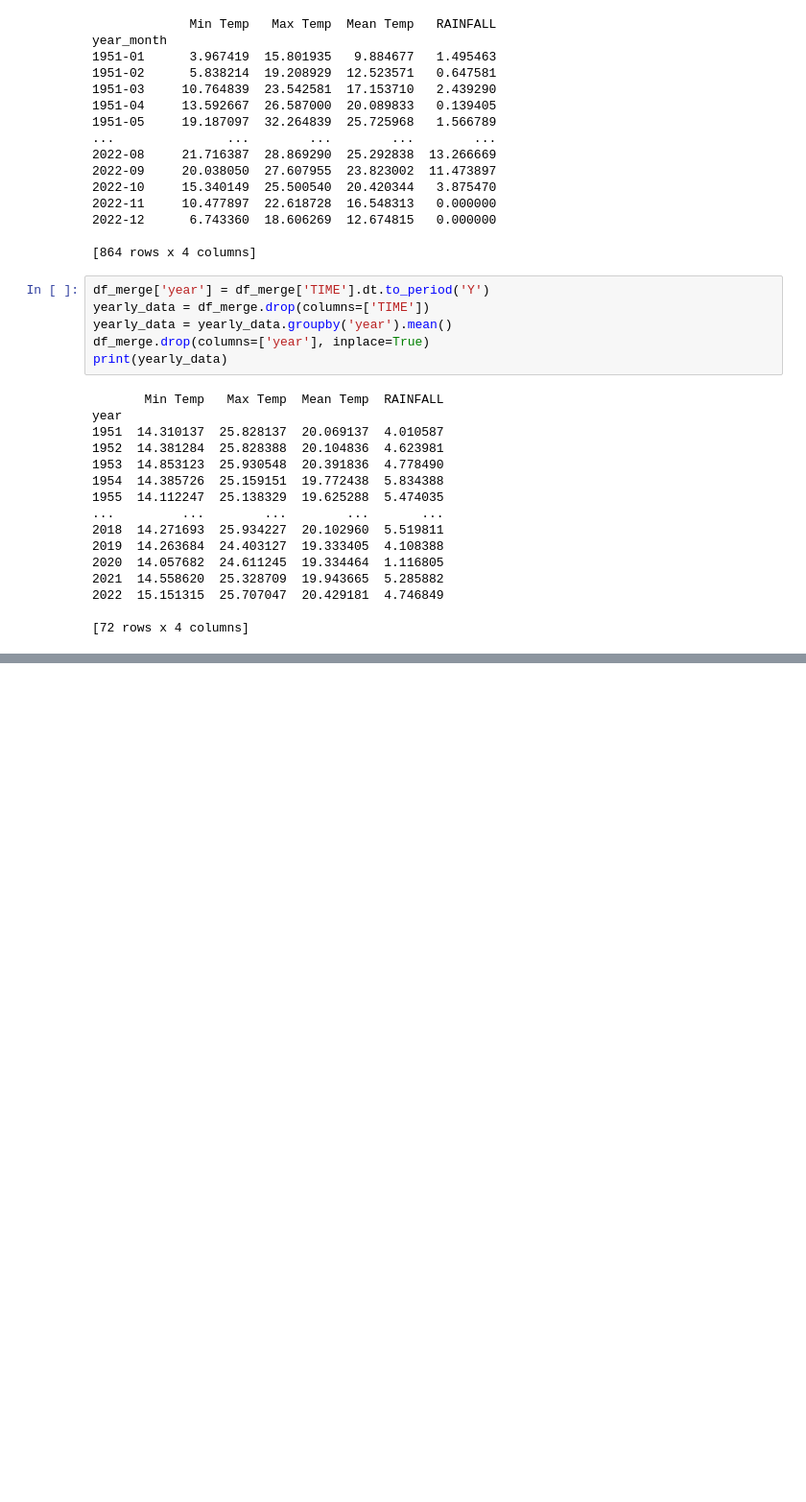
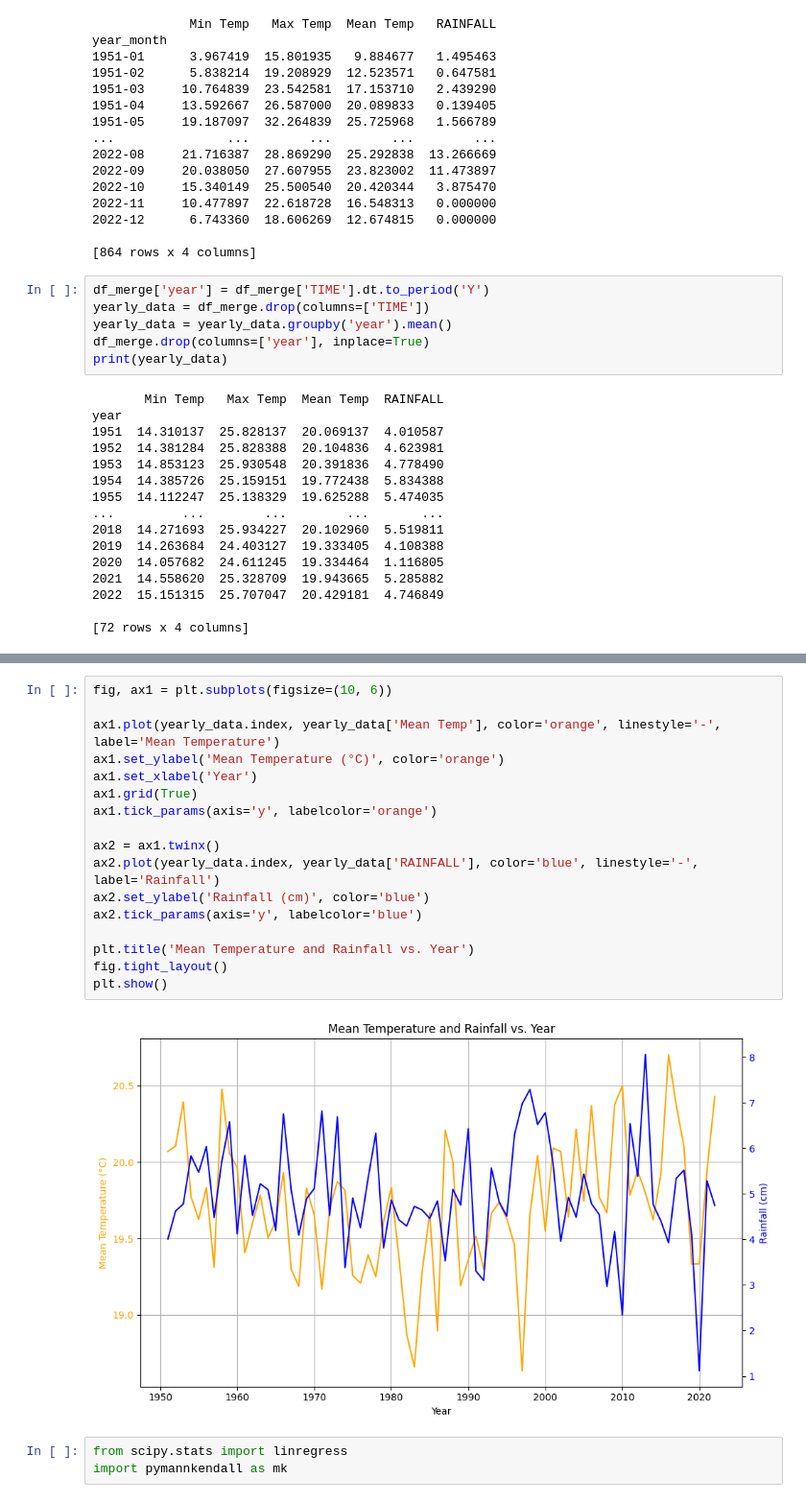
Before and after one commit to pranavkoka/Melting-Glaciers-Capstone, a Jupyter notebook: features.ipynb, the cells around one changed output, grey strips where cells are left out. Shown at 96% size. Saved outputs shown, nothing was run; the diff lists cells and outputs as text; blank space fills up the shorter version.

```diff
--- a/features.ipynb
+++ b/features.ipynb
@@ -91,0 +113,22 @@ year
+# %%
+fig, ax1 = plt.subplots(figsize=(10, 6))
+
+ax1.plot(yearly_data.index, yearly_data['Mean Temp'], color='orange', linestyle='-', label='Mean Temperature')
+ax1.set_ylabel('Mean Temperature (°C)', color='orange')
+ax1.set_xlabel('Year')
+ax1.grid(True)
+ax1.tick_params(axis='y', labelcolor='orange')
+
+ax2 = ax1.twinx()
+ax2.plot(yearly_data.index, yearly_data['RAINFALL'], color='blue', linestyle='-', label='Rainfall')
+ax2.set_ylabel('Rainfall (cm)', color='blue')
+ax2.tick_params(axis='y', labelcolor='blue')
+
+plt.title('Mean Temperature and Rainfall vs. Year')
+fig.tight_layout()
+plt.show()
+# %% [output]
+[figure, added]
+# %%
+from scipy.stats import linregress
+import pymannkendall as mk
```
Also changed, not shown: parts of 4 cells of this notebook.
